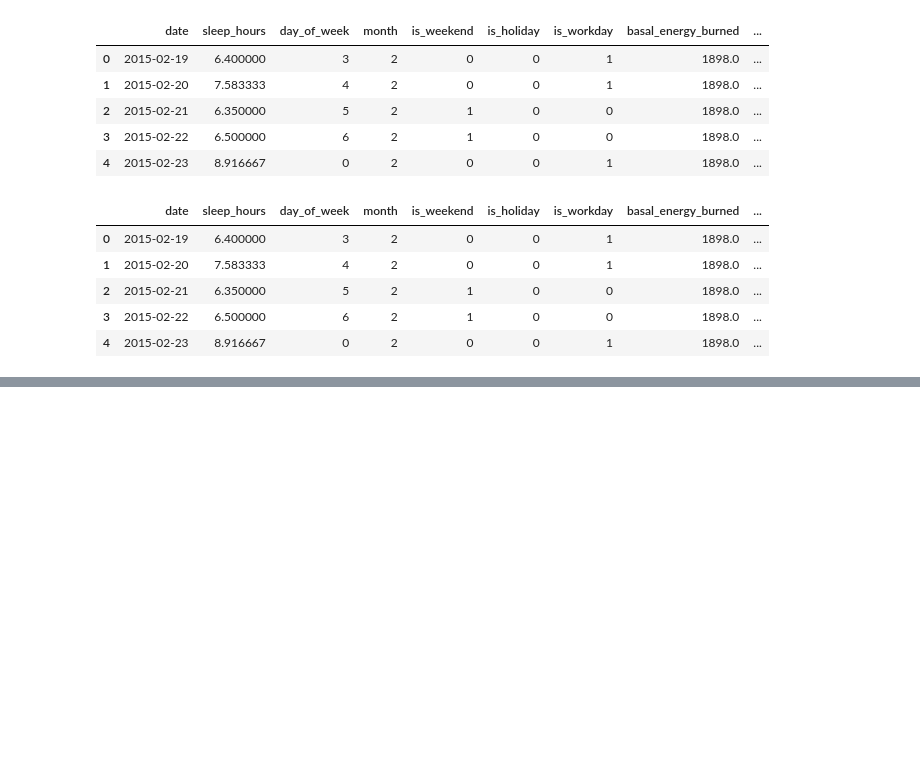
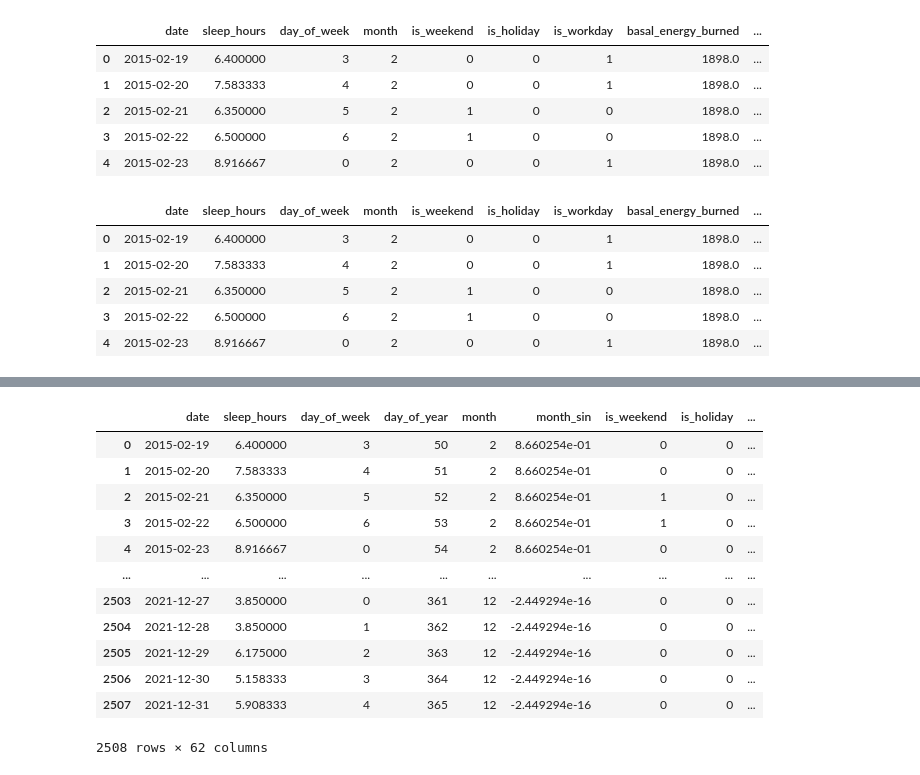
Before and after one commit to ds-sebastian/pog4-sleep-kaggle, a Jupyter notebook: eda.ipynb, the cells around one changed output, grey strips where cells are left out. Saved outputs shown, nothing was run; the diff lists cells and outputs as text; code cells hidden in the pictures; blank space fills up the shorter version.

```diff
--- a/eda.ipynb
+++ b/eda.ipynb
@@ -404,0 +689,7 @@ df.head()
+# %%
+from helper import *
+
+df, f_transformer, t_transformer, cols = create_data("./data/train.csv", type="train")
+
+
+df.head()
@@ -404,0 +738,16 @@ df.head()
+# %%
+df
+# %% [output]
+|  | date | sleep_hours | day_of_week | day_of_year | month | month_sin | is_weekend | is_holiday | ... |
+| 0 | 2015-02-19 | 6.400000 | 3 | 50 | 2 | 8.660254e-01 | 0 | 0 | ... |
+| 1 | 2015-02-20 | 7.583333 | 4 | 51 | 2 | 8.660254e-01 | 0 | 0 | ... |
+| 2 | 2015-02-21 | 6.350000 | 5 | 52 | 2 | 8.660254e-01 | 1 | 0 | ... |
+| 3 | 2015-02-22 | 6.500000 | 6 | 53 | 2 | 8.660254e-01 | 1 | 0 | ... |
+| 4 | 2015-02-23 | 8.916667 | 0 | 54 | 2 | 8.660254e-01 | 0 | 0 | ... |
+| ... | ... | ... | ... | ... | ... | ... | ... | ... | ... |
+| 2503 | 2021-12-27 | 3.850000 | 0 | 361 | 12 | -2.449294e-16 | 0 | 0 | ... |
+| 2504 | 2021-12-28 | 3.850000 | 1 | 362 | 12 | -2.449294e-16 | 0 | 0 | ... |
+| 2505 | 2021-12-29 | 6.175000 | 2 | 363 | 12 | -2.449294e-16 | 0 | 0 | ... |
+| 2506 | 2021-12-30 | 5.158333 | 3 | 364 | 12 | -2.449294e-16 | 0 | 0 | ... |
+| 2507 | 2021-12-31 | 5.908333 | 4 | 365 | 12 | -2.449294e-16 | 0 | 0 | ... |
+2508 rows × 62 columns
```
Also changed, not shown: parts of 25 cells of this notebook, 12 other files.
